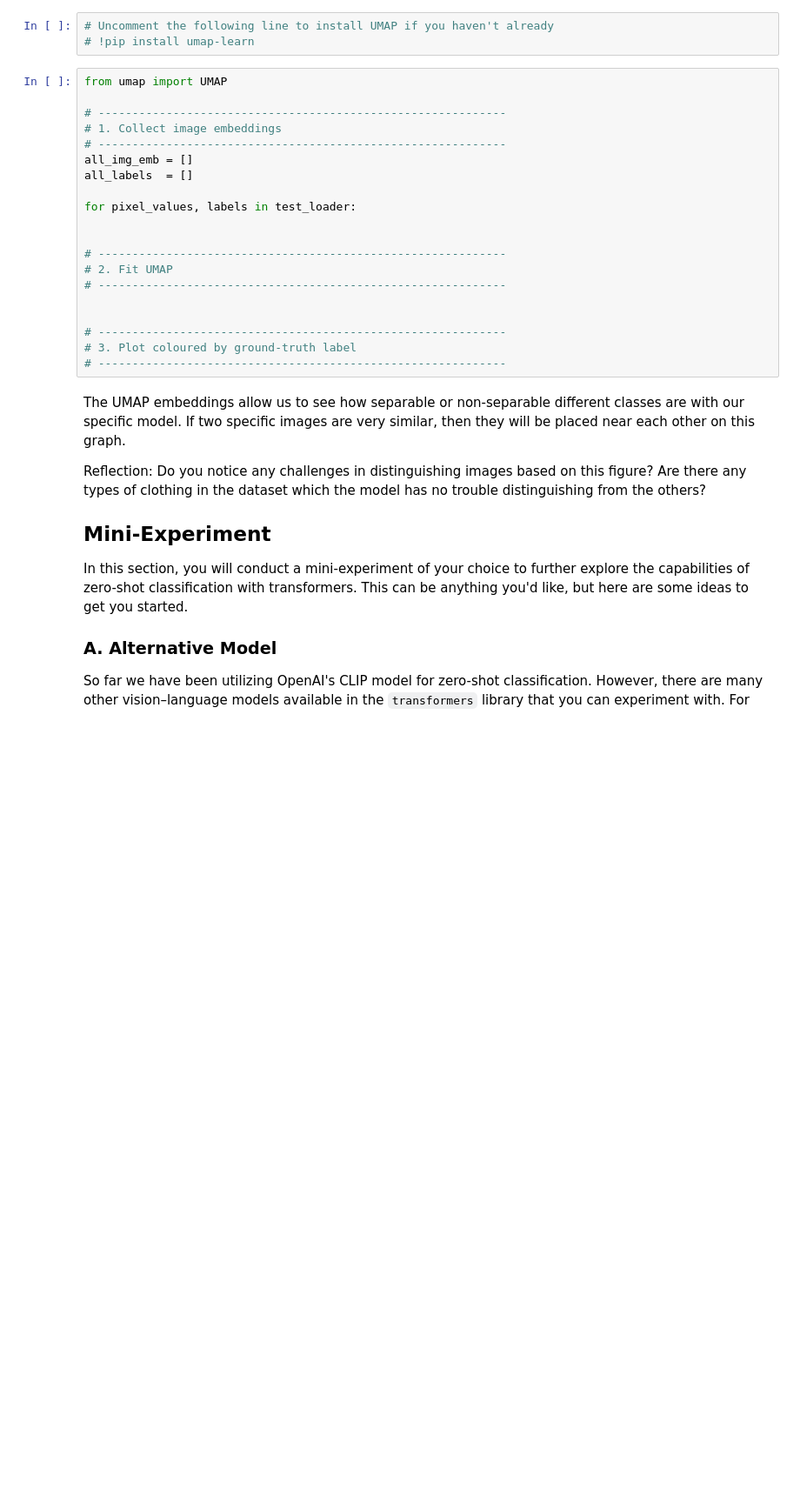
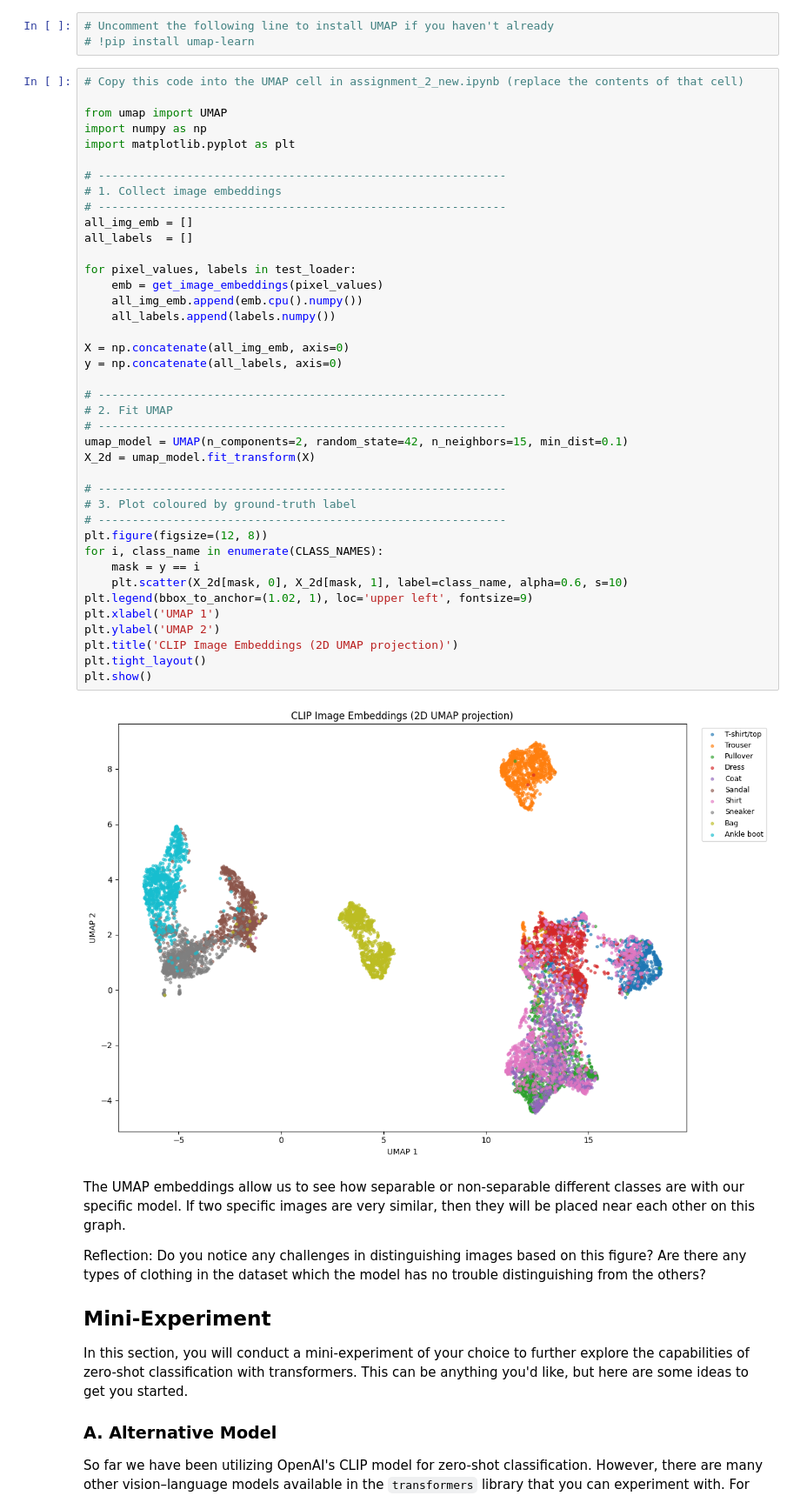
Before and after one commit to surjannu/deep_learning, a Jupyter notebook: 02_activities/assignments/assignment_2.ipynb, the cells around one changed output. Shown at 87% size. Saved outputs shown, nothing was run; the diff lists cells and outputs as text; blank space fills up the shorter version.

Commit message:
complete assignment2

```diff
--- a/02_activities/assignments/assignment_2.ipynb
+++ b/02_activities/assignments/assignment_2.ipynb
@@ -367,25 +391,47 @@ You may need to install the `umap-learn` library if you haven't already. You can
 # Uncomment the following line to install UMAP if you haven't already
 # !pip install umap-learn
 # %%
+# Copy this code into the UMAP cell in assignment_2_new.ipynb (replace the contents of that cell)
+
 from umap import UMAP
+import numpy as np
+import matplotlib.pyplot as plt
 
 # ------------------------------------------------------------
 # 1. Collect image embeddings
 # ------------------------------------------------------------
 all_img_emb = []
 all_labels  = []
 
 for pixel_values, labels in test_loader:
+    emb = get_image_embeddings(pixel_values)
+    all_img_emb.append(emb.cpu().numpy())
+    all_labels.append(labels.numpy())
 
+X = np.concatenate(all_img_emb, axis=0)
+y = np.concatenate(all_labels, axis=0)
 
 # ------------------------------------------------------------
 # 2. Fit UMAP
 # ------------------------------------------------------------
-
+umap_model = UMAP(n_components=2, random_state=42, n_neighbors=15, min_dist=0.1)
+X_2d = umap_model.fit_transform(X)
 
 # ------------------------------------------------------------
 # 3. Plot coloured by ground-truth label
 # ------------------------------------------------------------
+plt.figure(figsize=(12, 8))
+for i, class_name in enumerate(CLASS_NAMES):
+    mask = y == i
+    plt.scatter(X_2d[mask, 0], X_2d[mask, 1], label=class_name, alpha=0.6, s=10)
+plt.legend(bbox_to_anchor=(1.02, 1), loc='upper left', fontsize=9)
+plt.xlabel('UMAP 1')
+plt.ylabel('UMAP 2')
+plt.title('CLIP Image Embeddings (2D UMAP projection)')
+plt.tight_layout()
+plt.show()
+# %% [output]
+[figure, added]
 # %% [markdown]
 The UMAP embeddings allow us to see how separable or non-separable different classes are with our specific model. If two specific images are very similar, then they will be placed near each other on this graph.
 
```
Also changed, not shown: parts of 6 cells of this notebook.
